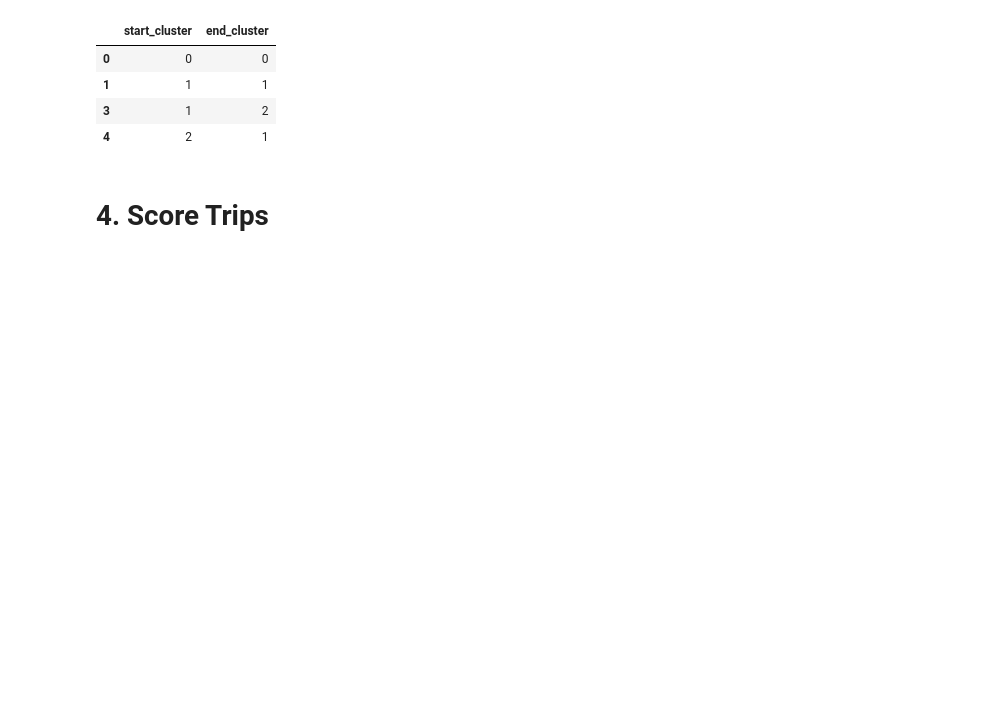
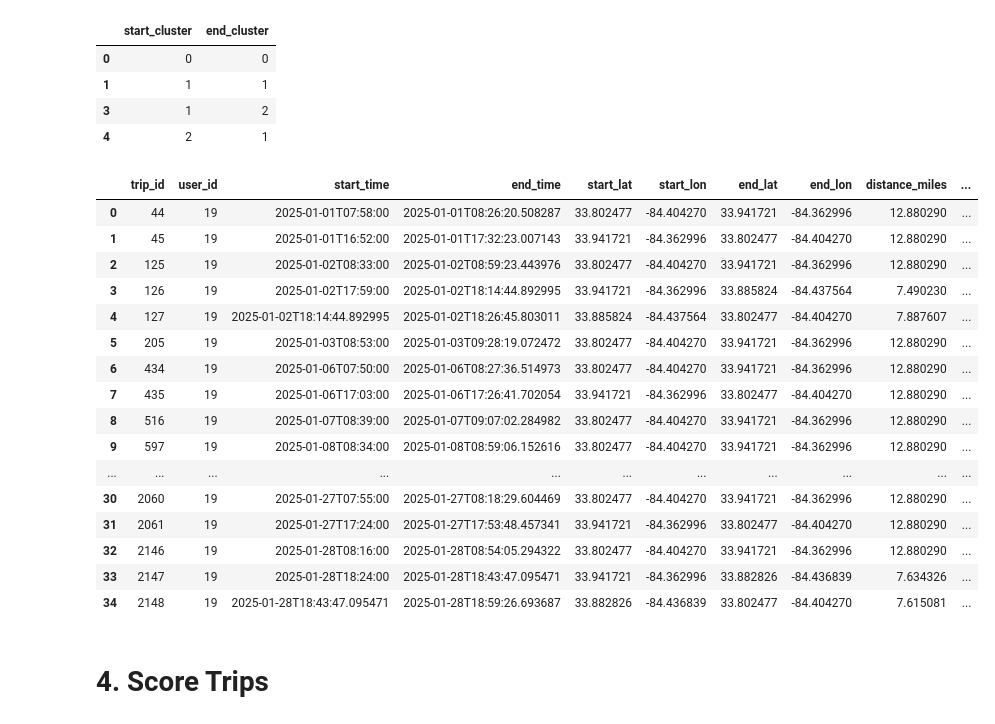
Before and after one commit to christianlzj/deSOVer, a Jupyter notebook: notebooks/MatchingAlgorithm.ipynb, the cells around one changed output. Cells and saved outputs as stored; diff of their text form; code cells hidden in the pictures; blank space fills up the shorter version.

```diff
--- a/notebooks/MatchingAlgorithm.ipynb
+++ b/notebooks/MatchingAlgorithm.ipynb
@@ -96,10 +96,10 @@ def get_recurring_trips(trips, min_occurrences=2):
         trips
         .groupby(['start_cluster', 'end_cluster'])
         .size()
-        .reset_index(name='count')
+        .reset_index(name='occurrences')
     )
 
-    recurring_od = od_counts[od_counts['count'] >= min_occurrences][['start_cluster', 'end_cluster']]
+    recurring_od = od_counts[od_counts['occurrences'] >= min_occurrences][['start_cluster', 'end_cluster', 'occurrences']]
 
     return trips.merge(recurring_od, on=['start_cluster', 'end_cluster'], how='inner')
 # %%
@@ -112,6 +112,26 @@ recurring_trips[['start_cluster', 'end_cluster']].drop_duplicates()
 | 1 | 1 | 1 |
 | 3 | 1 | 2 |
 | 4 | 2 | 1 |
+# %%
+recurring_trips
+# %% [output]
+|  | trip_id | user_id | start_time | end_time | start_lat | start_lon | end_lat | end_lon | distance_miles | ... |
+| 0 | 44 | 19 | 2025-01-01T07:58:00 | 2025-01-01T08:26:20.508287 | 33.802477 | -84.404270 | 33.941721 | -84.362996 | 12.880290 | ... |
+| 1 | 45 | 19 | 2025-01-01T16:52:00 | 2025-01-01T17:32:23.007143 | 33.941721 | -84.362996 | 33.802477 | -84.404270 | 12.880290 | ... |
+| 2 | 125 | 19 | 2025-01-02T08:33:00 | 2025-01-02T08:59:23.443976 | 33.802477 | -84.404270 | 33.941721 | -84.362996 | 12.880290 | ... |
+| 3 | 126 | 19 | 2025-01-02T17:59:00 | 2025-01-02T18:14:44.892995 | 33.941721 | -84.362996 | 33.885824 | -84.437564 | 7.490230 | ... |
+| 4 | 127 | 19 | 2025-01-02T18:14:44.892995 | 2025-01-02T18:26:45.803011 | 33.885824 | -84.437564 | 33.802477 | -84.404270 | 7.887607 | ... |
+| 5 | 205 | 19 | 2025-01-03T08:53:00 | 2025-01-03T09:28:19.072472 | 33.802477 | -84.404270 | 33.941721 | -84.362996 | 12.880290 | ... |
+| 6 | 434 | 19 | 2025-01-06T07:50:00 | 2025-01-06T08:27:36.514973 | 33.802477 | -84.404270 | 33.941721 | -84.362996 | 12.880290 | ... |
+| 7 | 435 | 19 | 2025-01-06T17:03:00 | 2025-01-06T17:26:41.702054 | 33.941721 | -84.362996 | 33.802477 | -84.404270 | 12.880290 | ... |
+| 8 | 516 | 19 | 2025-01-07T08:39:00 | 2025-01-07T09:07:02.284982 | 33.802477 | -84.404270 | 33.941721 | -84.362996 | 12.880290 | ... |
+| 9 | 597 | 19 | 2025-01-08T08:34:00 | 2025-01-08T08:59:06.152616 | 33.802477 | -84.404270 | 33.941721 | -84.362996 | 12.880290 | ... |
+| ... | ... | ... | ... | ... | ... | ... | ... | ... | ... | ... |
+| 30 | 2060 | 19 | 2025-01-27T07:55:00 | 2025-01-27T08:18:29.604469 | 33.802477 | -84.404270 | 33.941721 | -84.362996 | 12.880290 | ... |
+| 31 | 2061 | 19 | 2025-01-27T17:24:00 | 2025-01-27T17:53:48.457341 | 33.941721 | -84.362996 | 33.802477 | -84.404270 | 12.880290 | ... |
+| 32 | 2146 | 19 | 2025-01-28T08:16:00 | 2025-01-28T08:54:05.294322 | 33.802477 | -84.404270 | 33.941721 | -84.362996 | 12.880290 | ... |
+| 33 | 2147 | 19 | 2025-01-28T18:24:00 | 2025-01-28T18:43:47.095471 | 33.941721 | -84.362996 | 33.882826 | -84.436839 | 7.634326 | ... |
+| 34 | 2148 | 19 | 2025-01-28T18:43:47.095471 | 2025-01-28T18:59:26.693687 | 33.882826 | -84.436839 | 33.802477 | -84.404270 | 7.615081 | ... |
 # %%
 import folium
 import pandas as pd
```
Also changed, not shown: 4 other files.
